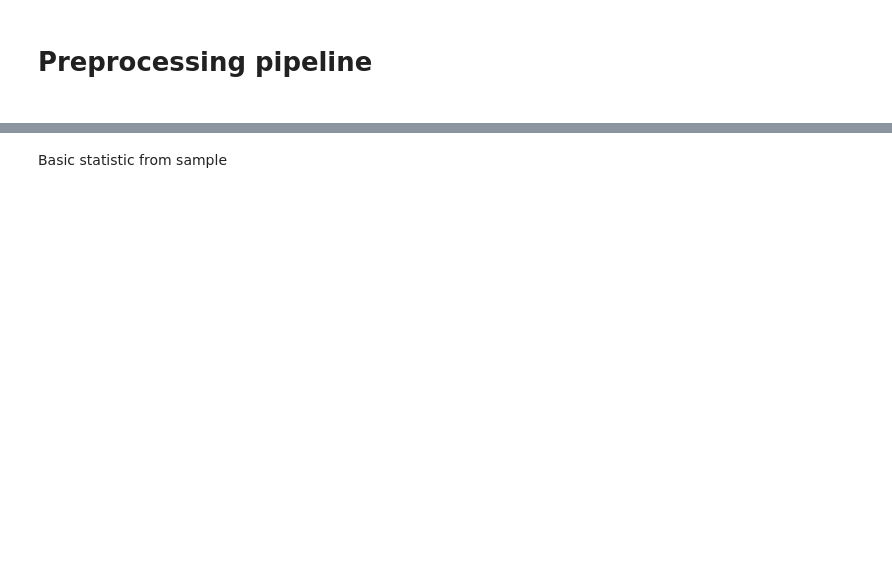
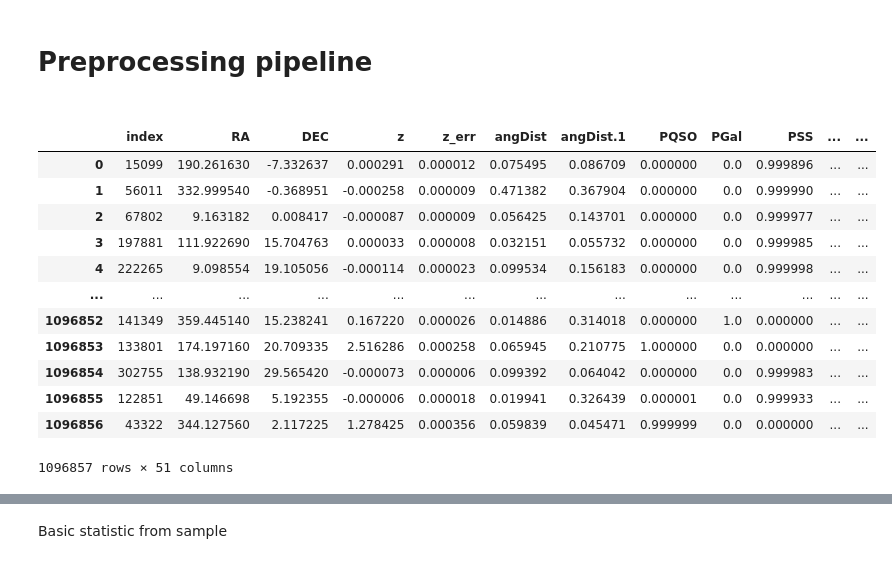
Before and after one commit to lrikozavr/extragalactic_object_locate_with_ml, a Jupyter notebook: export/main.ipynb, the cells around one changed output, grey strips where cells are left out. Drawn from its saved outputs; the diff is of its cells as text; code cells hidden in the pictures; blank space fills up the shorter version.

```diff
--- a/export/main.ipynb
+++ b/export/main.ipynb
@@ -190,2 +272,19 @@ C:\Users\lrik\Work\agn_sdss/sample/qso_origin/1_catwise.csv
 # %% [markdown]
 <h1>Preprocessing pipeline<h1>
+# %%
+data = pd.read_csv(f'{config.path_ml_data}/{config.name_main_sample}_all.csv', header = 0, sep = ',')
+data
+# %% [output]
+|  | index | RA | DEC | z | z_err | angDist | angDist.1 | PQSO | PGal | PSS | ... | ... |
+| 0 | 15099 | 190.261630 | -7.332637 | 0.000291 | 0.000012 | 0.075495 | 0.086709 | 0.000000 | 0.0 | 0.999896 | ... | ... |
+| 1 | 56011 | 332.999540 | -0.368951 | -0.000258 | 0.000009 | 0.471382 | 0.367904 | 0.000000 | 0.0 | 0.999990 | ... | ... |
+| 2 | 67802 | 9.163182 | 0.008417 | -0.000087 | 0.000009 | 0.056425 | 0.143701 | 0.000000 | 0.0 | 0.999977 | ... | ... |
+| 3 | 197881 | 111.922690 | 15.704763 | 0.000033 | 0.000008 | 0.032151 | 0.055732 | 0.000000 | 0.0 | 0.999985 | ... | ... |
+| 4 | 222265 | 9.098554 | 19.105056 | -0.000114 | 0.000023 | 0.099534 | 0.156183 | 0.000000 | 0.0 | 0.999998 | ... | ... |
+| ... | ... | ... | ... | ... | ... | ... | ... | ... | ... | ... | ... | ... |
+| 1096852 | 141349 | 359.445140 | 15.238241 | 0.167220 | 0.000026 | 0.014886 | 0.314018 | 0.000000 | 1.0 | 0.000000 | ... | ... |
+| 1096853 | 133801 | 174.197160 | 20.709335 | 2.516286 | 0.000258 | 0.065945 | 0.210775 | 1.000000 | 0.0 | 0.000000 | ... | ... |
+| 1096854 | 302755 | 138.932190 | 29.565420 | -0.000073 | 0.000006 | 0.099392 | 0.064042 | 0.000000 | 0.0 | 0.999983 | ... | ... |
+| 1096855 | 122851 | 49.146698 | 5.192355 | -0.000006 | 0.000018 | 0.019941 | 0.326439 | 0.000001 | 0.0 | 0.999933 | ... | ... |
+| 1096856 | 43322 | 344.127560 | 2.117225 | 1.278425 | 0.000356 | 0.059839 | 0.045471 | 0.999999 | 0.0 | 0.000000 | ... | ... |
+1096857 rows × 51 columns
```
Also changed, not shown: parts of 41 cells of this notebook, 3 other files.
